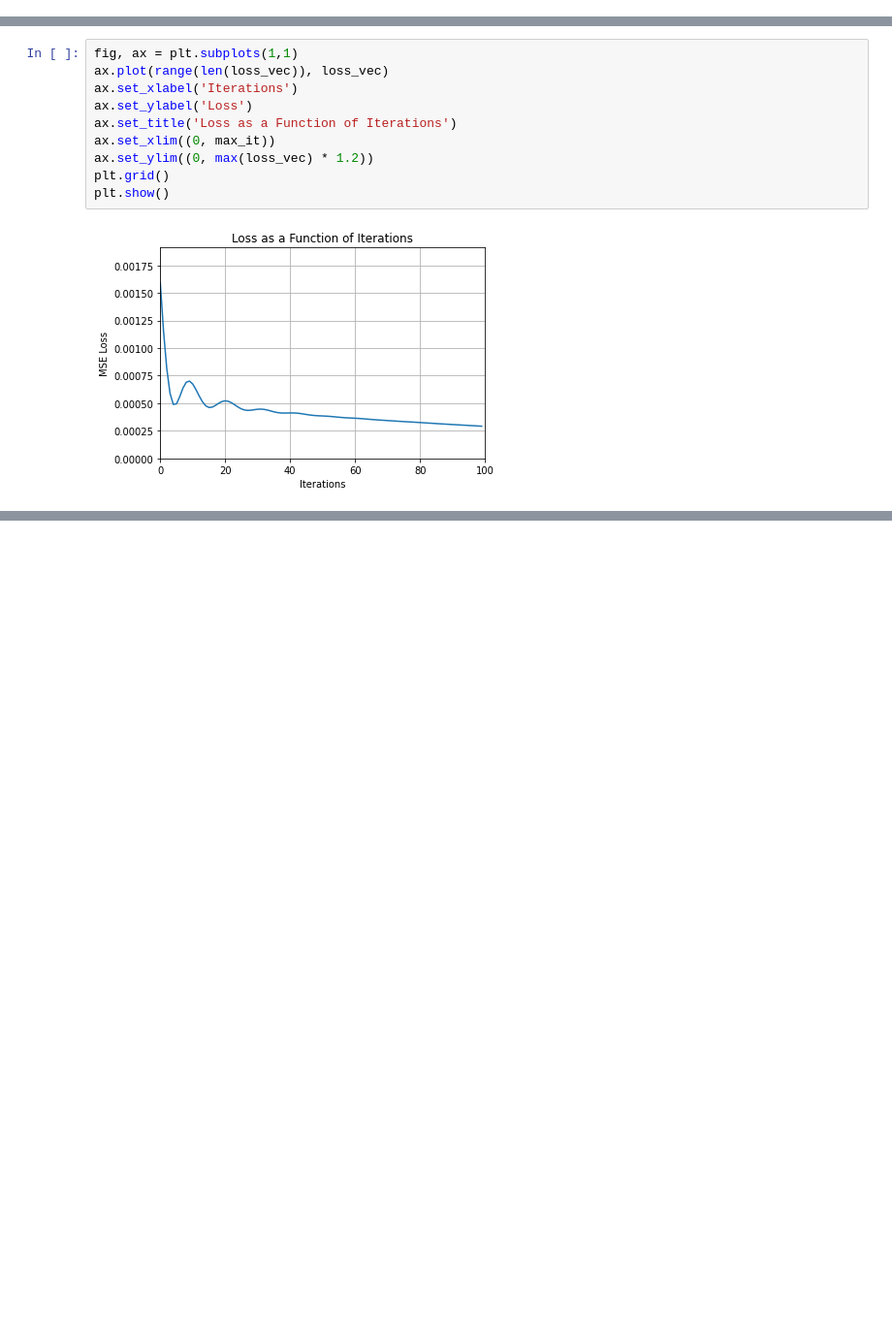
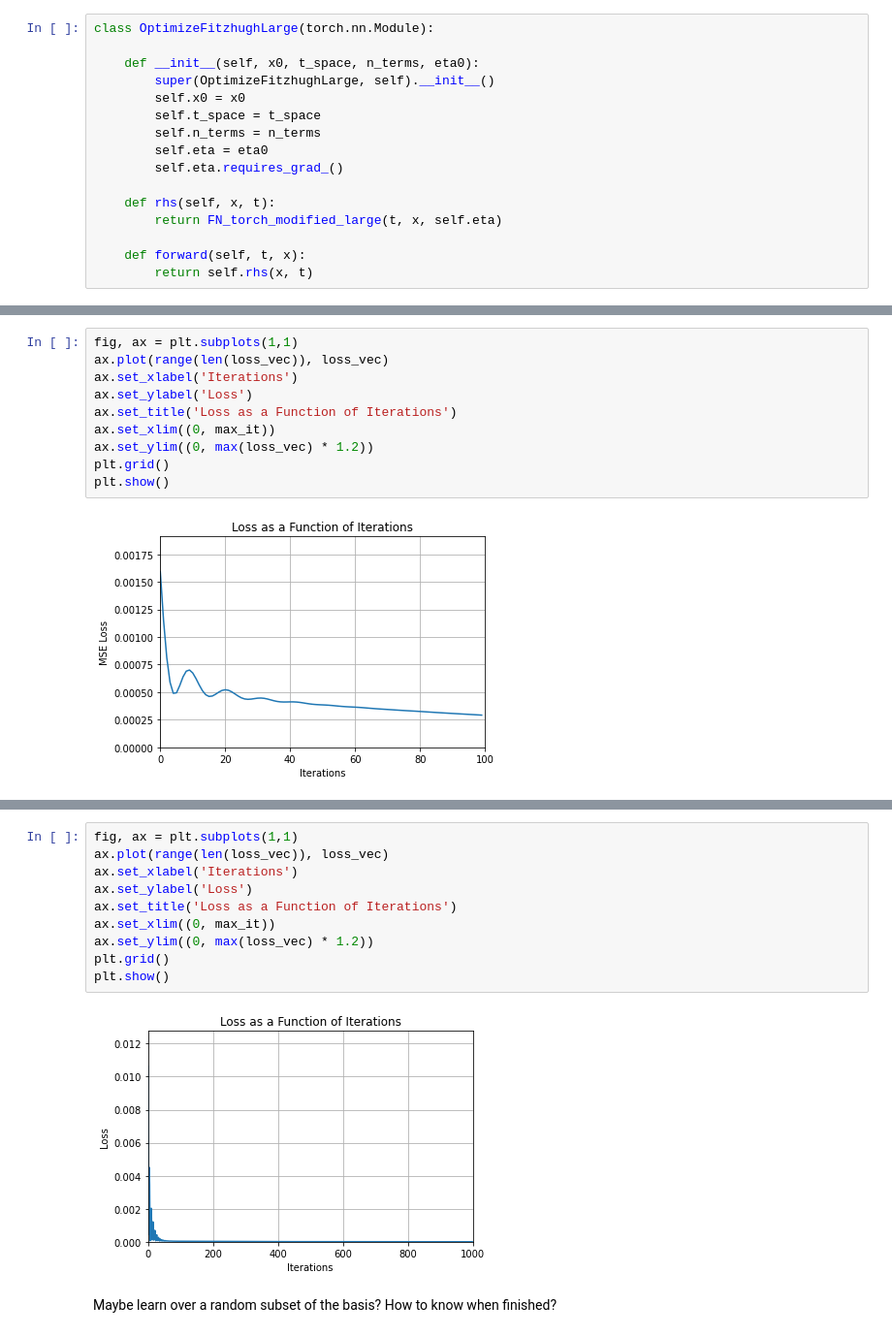
Before and after one commit to ariakoehler/dynamical-systems-learning, a Jupyter notebook: notebooks/testing-simple.ipynb, the cells around one changed output, grey strips where cells are left out. Shown at 97% size. Drawn from its saved outputs; the diff is of its cells as text; blank space fills up the shorter version.

```diff
--- a/notebooks/testing-simple.ipynb
+++ b/notebooks/testing-simple.ipynb
@@ -33,3 +57,19 @@ class DiffLoss(torch.nn.Module):
+# %%
+class OptimizeFitzhughLarge(torch.nn.Module):
+
+    def __init__(self, x0, t_space, n_terms, eta0):
+        super(OptimizeFitzhughLarge, self).__init__()
+        self.x0 = x0
+        self.t_space = t_space
+        self.n_terms = n_terms
+        self.eta = eta0
+        self.eta.requires_grad_()
+
+    def rhs(self, x, t):
+        return FN_torch_modified_large(t, x, self.eta)
+
+    def forward(self, t, x):
+        return self.rhs(x, t)
 # %%
 true_eta = torch.tensor([[0.3, 0], [0, 0.05]], dtype=torch.float)
 
@@ -255,0 +396,14 @@ plt.show()
+# %%
+fig, ax = plt.subplots(1,1)
+ax.plot(range(len(loss_vec)), loss_vec)
+ax.set_xlabel('Iterations')
+ax.set_ylabel('Loss')
+ax.set_title('Loss as a Function of Iterations')
+ax.set_xlim((0, max_it))
+ax.set_ylim((0, max(loss_vec) * 1.2))
+plt.grid()
+plt.show()
+# %% [output]
+[figure, added]
+# %% [markdown]
+Maybe learn over a random subset of the basis? How to know when finished?
```
Also changed, not shown: parts of 8 cells of this notebook, 5 other files.
